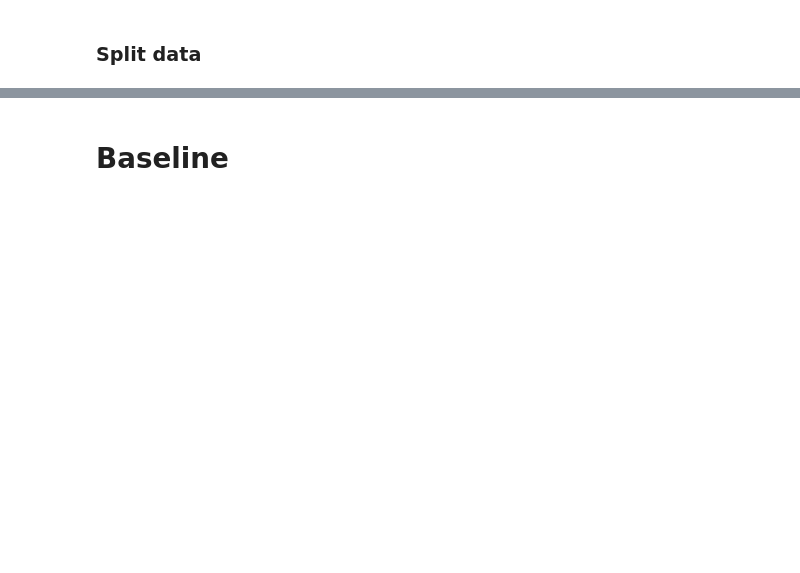
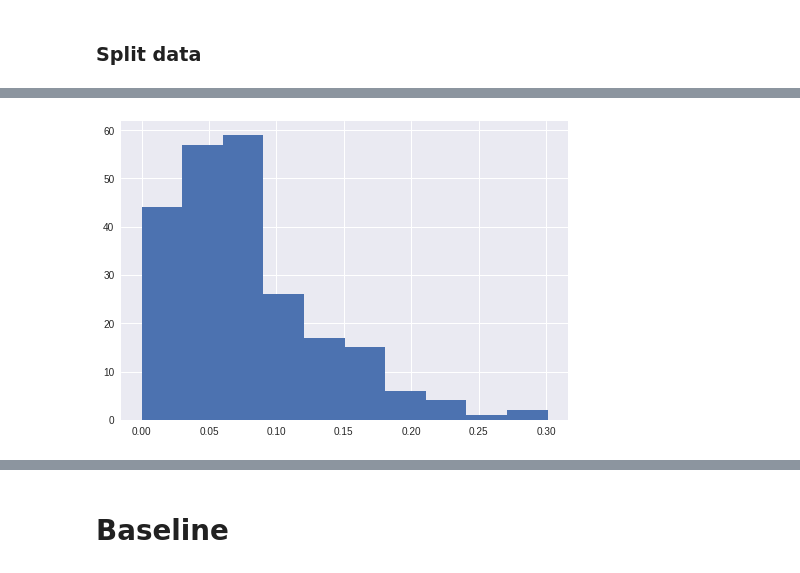
Before and after one commit to hrosspet/qminers, a Jupyter notebook: volume_prediction.ipynb, the cells around one changed output, grey strips where cells are left out. Saved outputs shown, nothing was run; the diff lists cells and outputs as text; code cells hidden in the pictures; blank space fills up the shorter version.

```diff
--- a/volume_prediction.ipynb
+++ b/volume_prediction.ipynb
@@ -63,0 +239,5 @@ df.plot();
+# %%
+plt.figure()
+plt.hist(data_test_transformed[:,-1]);
+# %% [output]
+[figure, added]
```
Also changed, not shown: parts of 94 cells of this notebook.
